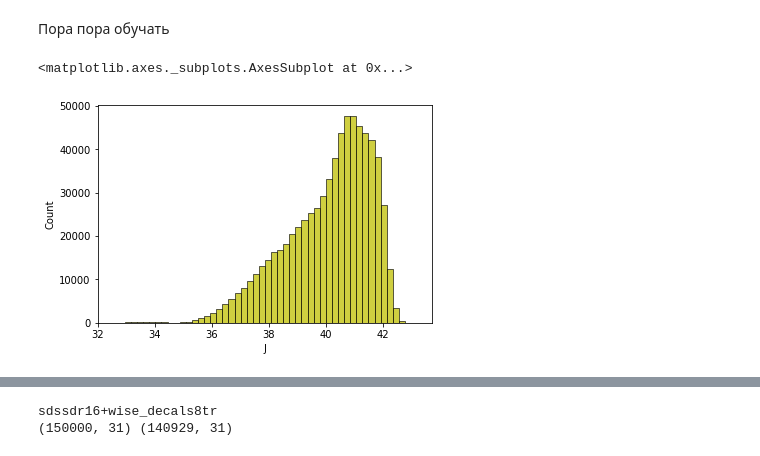
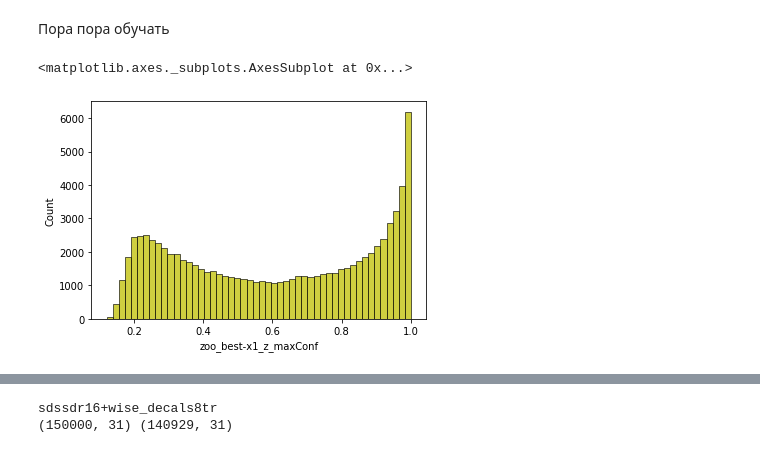
Before and after one commit to NadezhdaMalysheva/Scientific-work, a Jupyter notebook: S-G-Q_DESI+PanSTARRS+SDSS+WISE+J_UHS/Обучаем модели.ipynb, the cells around one changed output, grey strips where cells are left out. Saved outputs shown, nothing was run; the diff lists cells and outputs as text; code cells hidden in the pictures.

```diff
--- a/S-G-Q_DESI+PanSTARRS+SDSS+WISE+J_UHS/Обучаем модели.ipynb
+++ b/S-G-Q_DESI+PanSTARRS+SDSS+WISE+J_UHS/Обучаем модели.ipynb
@@ -462,7 +495,7 @@ import plotly.tools as tls
 
 %matplotlib inline
 # %%
-sns.histplot(df['J'], bins = 50, color = 'y')
+sns.histplot(df['zoo_best-x1_z_maxConf'], bins = 50, color = 'y')
 # %% [output]
 <matplotlib.axes._subplots.AxesSubplot at 0x...>
-[figure, old version]
+[figure, new version]
```
Also changed, not shown: parts of 32 cells of this notebook, 2 other files.
